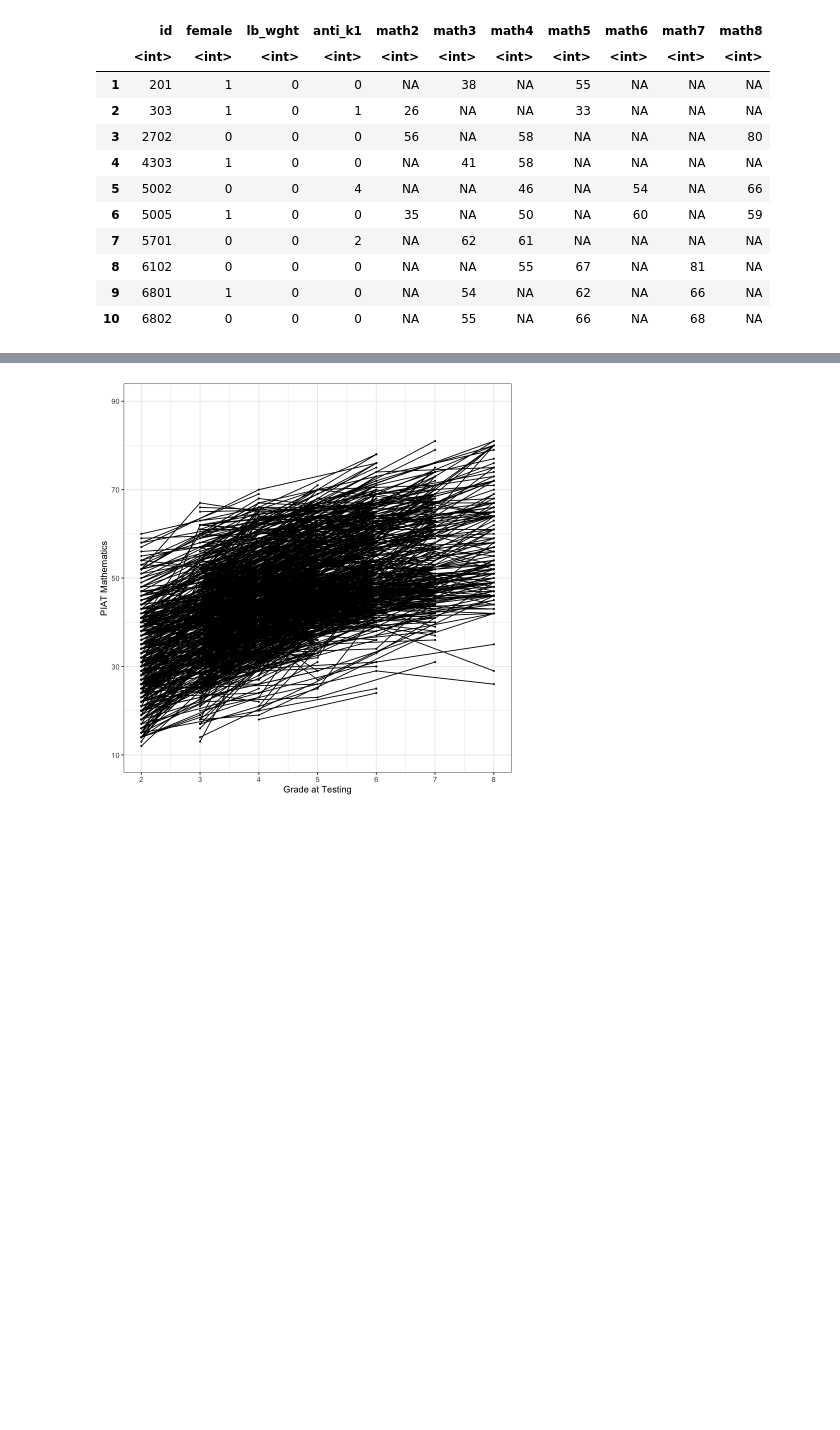
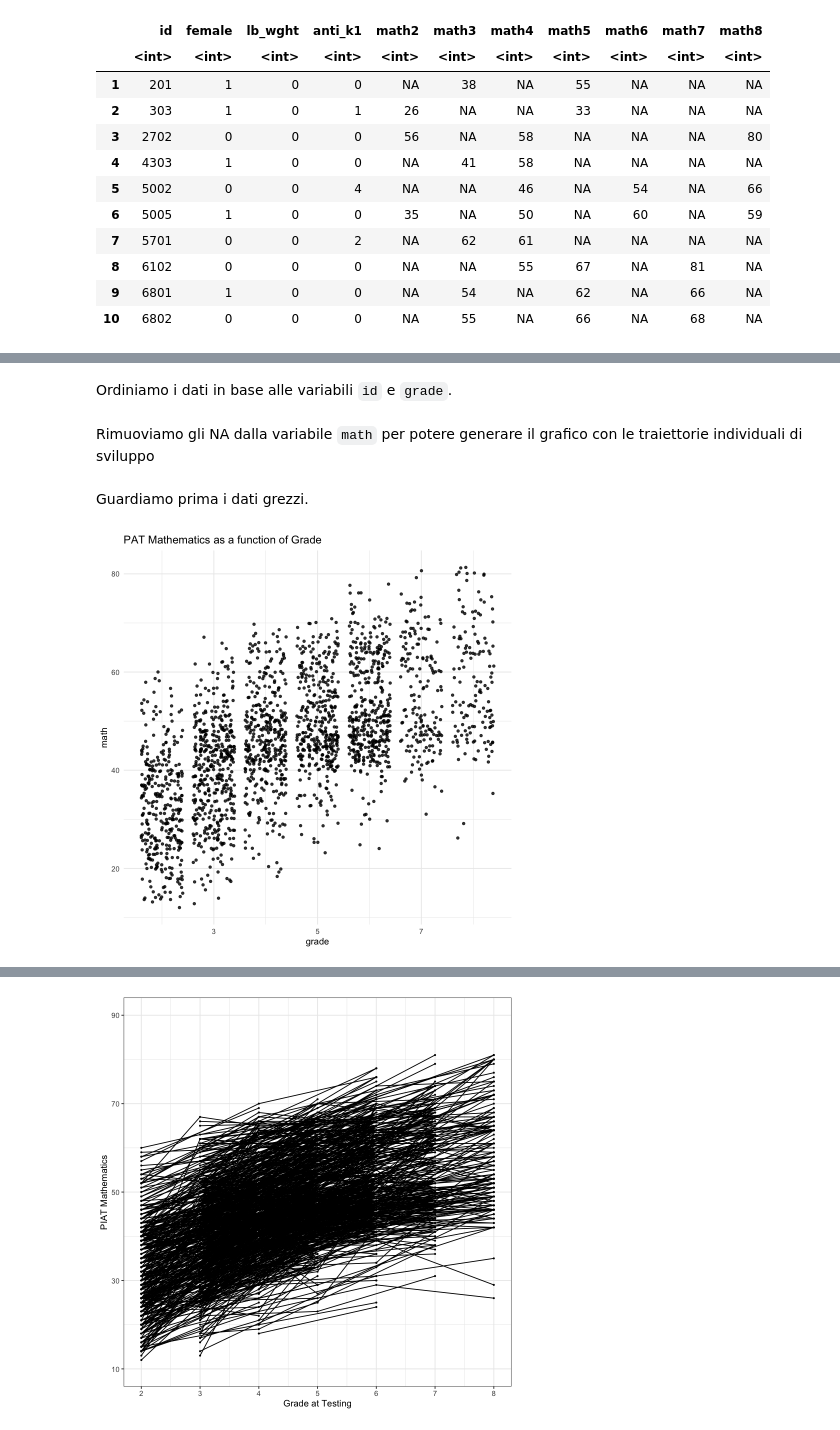
Before and after one commit to ccaudek/cfa_book_2023, a Jupyter notebook: 326_growth_1.ipynb, the cells around one changed output, grey strips where cells are left out. Cells and saved outputs as stored; diff of their text form; code cells hidden in the pictures; blank space fills up the shorter version.

```diff
--- a/326_growth_1.ipynb
+++ b/326_growth_1.ipynb
@@ -101,0 +62,3 @@ Esaminiamo i dati.
+# %%
+nlsy_math_sub <- nlsy_math_wide |>
+    dplyr::select("id", "math2", "math3", "math4", "math5", "math6", "math7", "math8")
@@ -101,0 +78,2 @@ Esaminiamo i dati.
+# %% [markdown]
+Ordiniamo i dati in base alle variabili `id` e `grade`.
@@ -101,0 +82,2 @@ Esaminiamo i dati.
+# %% [markdown]
+Rimuoviamo gli NA dalla variabile `math` per potere generare il grafico con le traiettorie individuali di sviluppo
@@ -101,0 +86,15 @@ Esaminiamo i dati.
+# %% [markdown]
+Guardiamo prima i dati grezzi.
+# %%
+nlsy_math_long |>
+  ggplot(aes(x = grade, y = math)) +
+  geom_point(
+    size = 1.2,
+    alpha = .8,
+    # to add some random noise for plotting purposes
+    position = "jitter"
+  ) +
+  theme_minimal() +
+  labs(title = "PAT Mathematics as a function of Grade")
+# %% [output]
+[figure, added]
```
Also changed, not shown: parts of 41 cells of this notebook, 34 other files.
